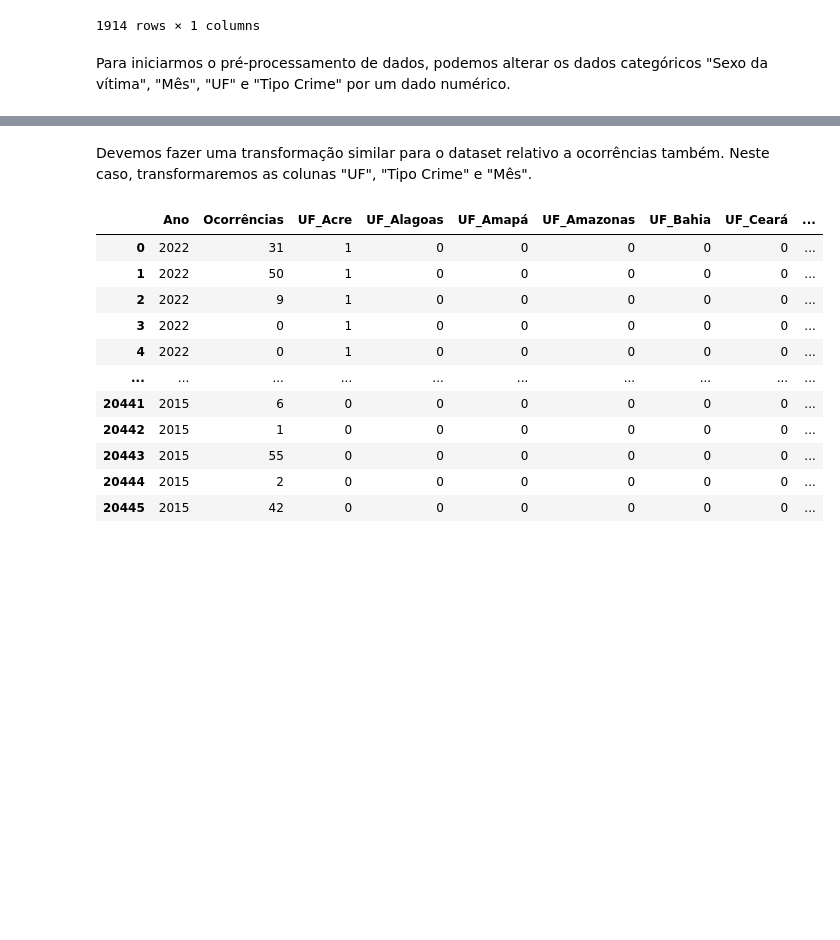
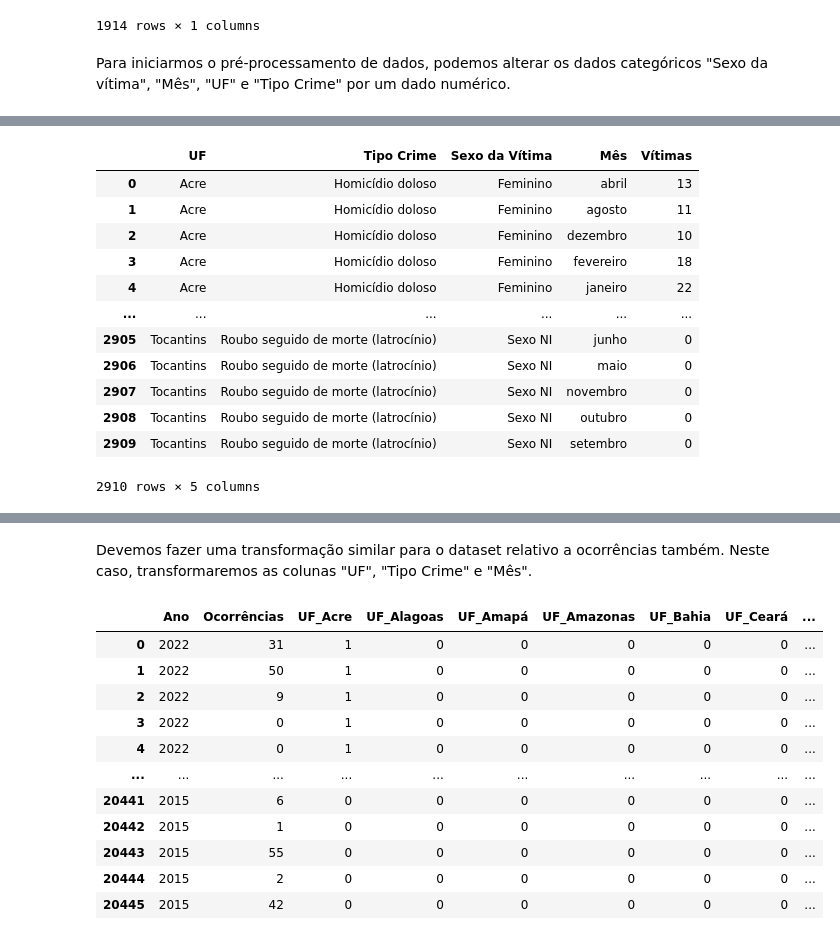
Before and after one commit to joaopedromendonca/Trabalho-pratico-ML, a Jupyter notebook: Copy_of_tp_clusterizacao_dados_criminais(1).ipynb, the cells around one changed output, grey strips where cells are left out. Drawn from its saved outputs; the diff is of its cells as text; code cells hidden in the pictures; blank space fills up the shorter version.

```diff
--- a/Copy_of_tp_clusterizacao_dados_criminais(1).ipynb
+++ b/Copy_of_tp_clusterizacao_dados_criminais(1).ipynb
@@ -117,3 +236,20 @@ Para iniciarmos o pré-processamento de dados, podemos alterar os dados categór
+# %%
+df_vitimas_uf_crime_sexo_mes = pd.read_excel("arquivos_gerados_pentaho/Vítimas_UF_crime_sexo_mes.xlsx",sheet_name='Ocorrências')
+df_vitimas_uf_crime_sexo_mes
+# %% [output]
+|  | UF | Tipo Crime | Sexo da Vítima | Mês | Vítimas |
+| 0 | Acre | Homicídio doloso | Feminino | abril | 13 |
+| 1 | Acre | Homicídio doloso | Feminino | agosto | 11 |
+| 2 | Acre | Homicídio doloso | Feminino | dezembro | 10 |
+| 3 | Acre | Homicídio doloso | Feminino | fevereiro | 18 |
+| 4 | Acre | Homicídio doloso | Feminino | janeiro | 22 |
+| ... | ... | ... | ... | ... | ... |
+| 2905 | Tocantins | Roubo seguido de morte (latrocínio) | Sexo NI | junho | 0 |
+| 2906 | Tocantins | Roubo seguido de morte (latrocínio) | Sexo NI | maio | 0 |
+| 2907 | Tocantins | Roubo seguido de morte (latrocínio) | Sexo NI | novembro | 0 |
+| 2908 | Tocantins | Roubo seguido de morte (latrocínio) | Sexo NI | outubro | 0 |
+| 2909 | Tocantins | Roubo seguido de morte (latrocínio) | Sexo NI | setembro | 0 |
+2910 rows × 5 columns
 # %%
 data_vitimas = pd.get_dummies(data_vitimas, columns=["Sexo da Vítima","Mês","Tipo Crime"])
 data_vitimas.head()
```
Also changed, not shown: parts of 7 cells of this notebook.
